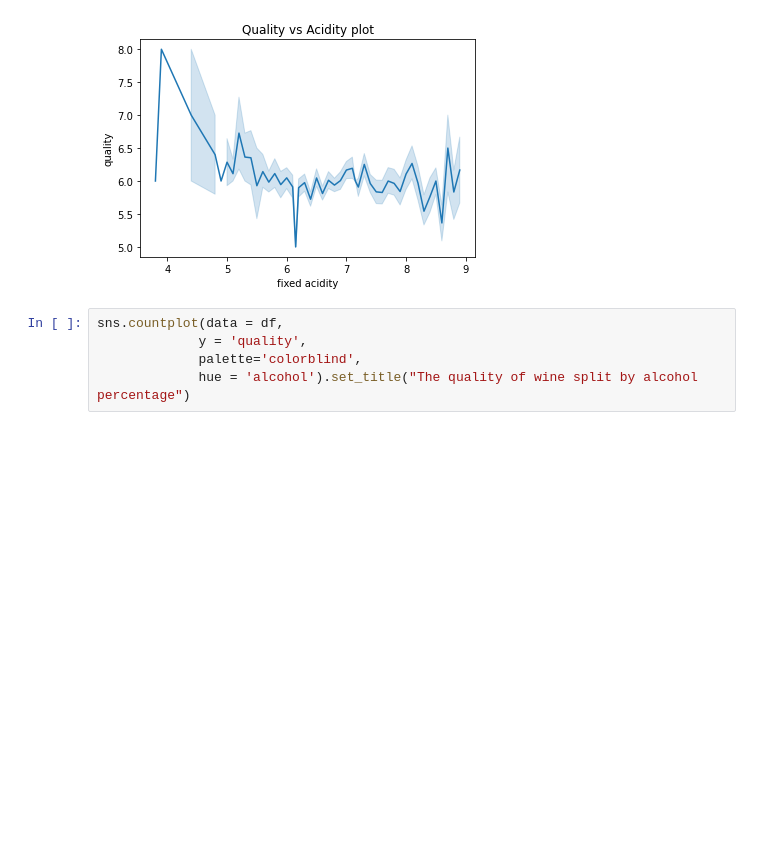
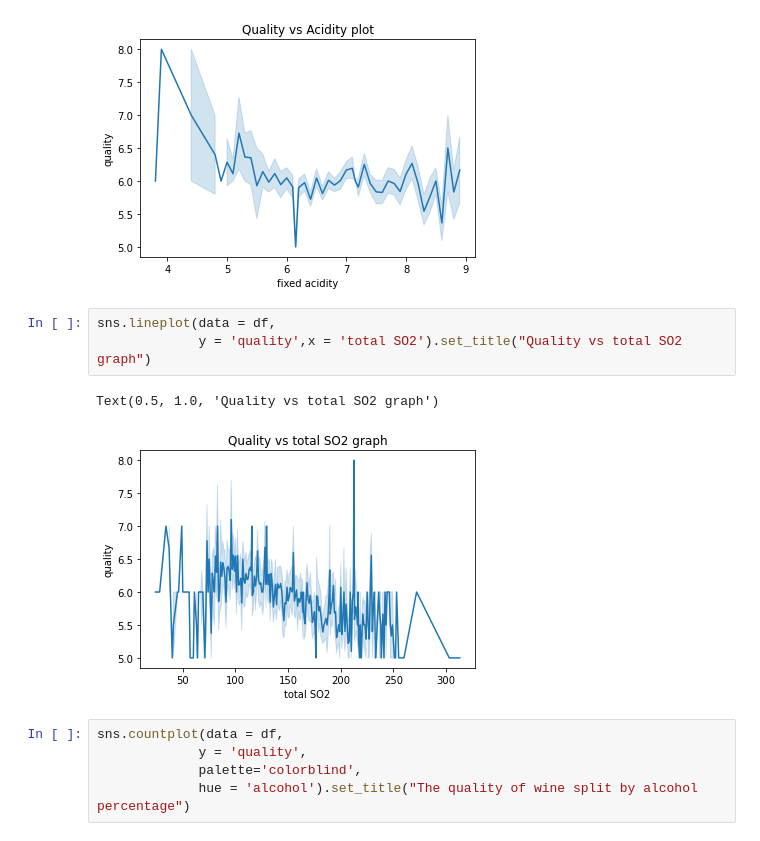
Before and after one commit to itsdylantan/Wine-Quality-Data-Analysis, a Jupyter notebook: analysis/Analysis.ipynb, the cells around one changed output. Cells and saved outputs as stored; diff of their text form; blank space fills up the shorter version.

```diff
--- a/analysis/Analysis.ipynb
+++ b/analysis/Analysis.ipynb
@@ -20,6 +20,12 @@ sns.lineplot(data = df, x = 'fixed acidity',y='quality').set_title("Quality vs A
 # %% [output]
 Text(0.5, 1.0, 'Quality vs Acidity plot')
 [figure]
+# %%
+sns.lineplot(data = df,
+             y = 'quality',x = 'total SO2').set_title("Quality vs total SO2 graph")
+# %% [output]
+Text(0.5, 1.0, 'Quality vs total SO2 graph')
+[figure, added]
 # %%
 sns.countplot(data = df,
              y = 'quality',
```
Also changed, not shown: parts of 1 cell of this notebook.
